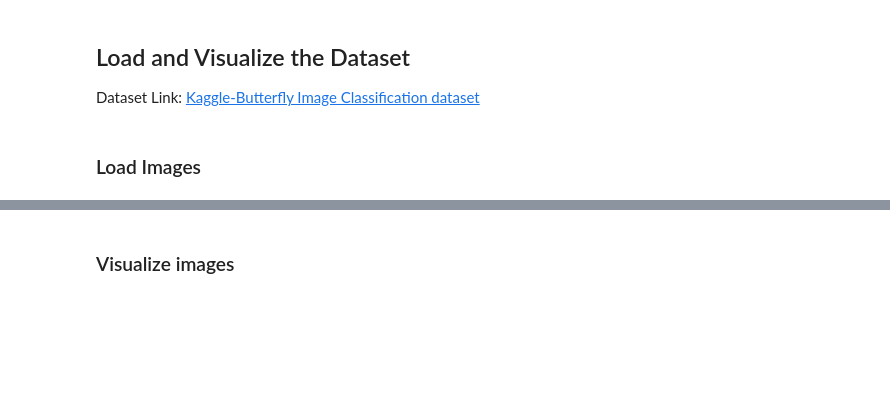
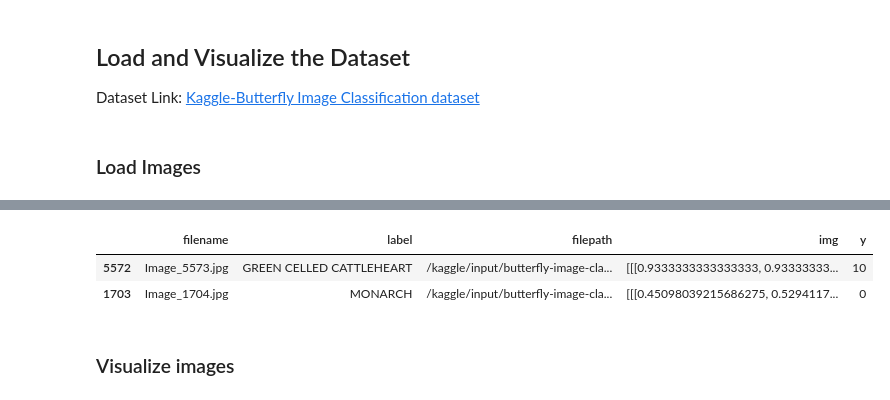
Before and after one commit to rohitmalik776/hands_on_ml, a Jupyter notebook: chapter_14.ipynb, the cells around one changed output, grey strips where cells are left out. Drawn from its saved outputs; the diff is of its cells as text; code cells hidden in the pictures; blank space fills up the shorter version.

```diff
--- a/chapter_14.ipynb
+++ b/chapter_14.ipynb
@@ -91,0 +9,41 @@ train_ds.head(5)
+# %%
+import pandas as pd
+import tensorflow as tf
+from PIL import Image
+import numpy as np
+
+pd.options.mode.chained_assignment = None
+
+def load_img(img_path):
+    img = Image.open(img_path)
+    img = img.resize(IMG_SIZE)
+    img_arr = np.array(img)
+    return img_arr
+
+ind_to_label = list()
+label_to_ind = dict()
+
+def load_ds(path, random_state=42):
+    df = pd.read_csv(path + 'Training_set.csv')
+    df = df.sample(frac=1, random_state=random_state)
+    val_df = df[6000:]
+    train_df = df[:6000]
+
+    img_dir = path + 'train/'
+    train_df['filepath'] = train_df['filename'].map(lambda x: img_dir + x)
+    val_df['filepath'] = val_df['filename'].map(lambda x: img_dir + x)
+
+    train_df['img'] = train_df['filepath'].map(load_img) / 255.
+    val_df['img'] = val_df['filepath'].map(load_img) / 255.
+
+    labels = set(train_df['label'])
+
+    ind_to_label = list(labels)
+
+    for i in range(0, len(ind_to_label)):
+        label_to_ind[ind_to_label[i]] = i
+
+    train_df['y'] = train_df['label'].map(lambda x: label_to_ind[x])
+    val_df['y'] = val_df['label'].map(lambda x:label_to_ind[x])
+
+    return train_df, val_df, labels
@@ -92,3 +57,9 @@ train_ds.head(5)
+# %%
+train_df.head(2)
+# %% [output]
+|  | filename | label | filepath | img | y |
+| 5572 | Image_5573.jpg | GREEN CELLED CATTLEHEART | /kaggle/input/butterfly-image-cla... | [[[0.9333333333333333, 0.93333333... | 10 |
+| 1703 | Image_1704.jpg | MONARCH | /kaggle/input/butterfly-image-cla... | [[[0.45098039215686275, 0.5294117... | 0 |
 # %% [markdown]
 ### Visualize images
 # %%
```
Also changed, not shown: parts of 16 cells of this notebook.
